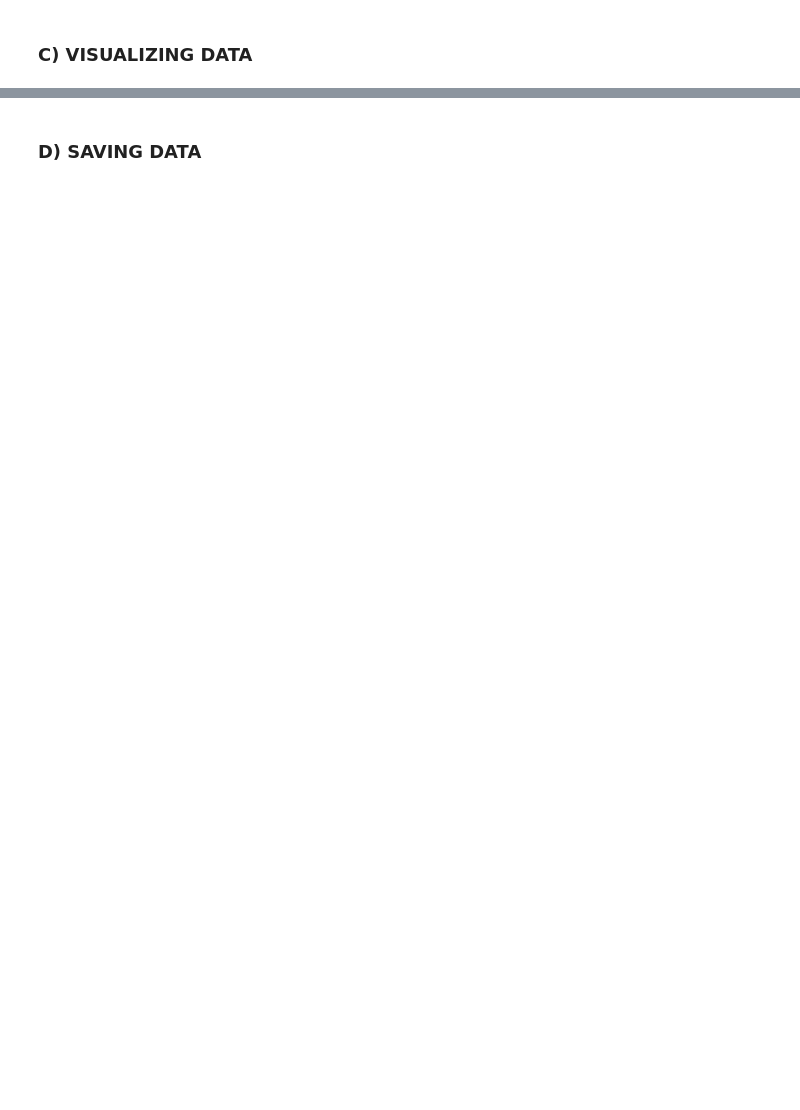
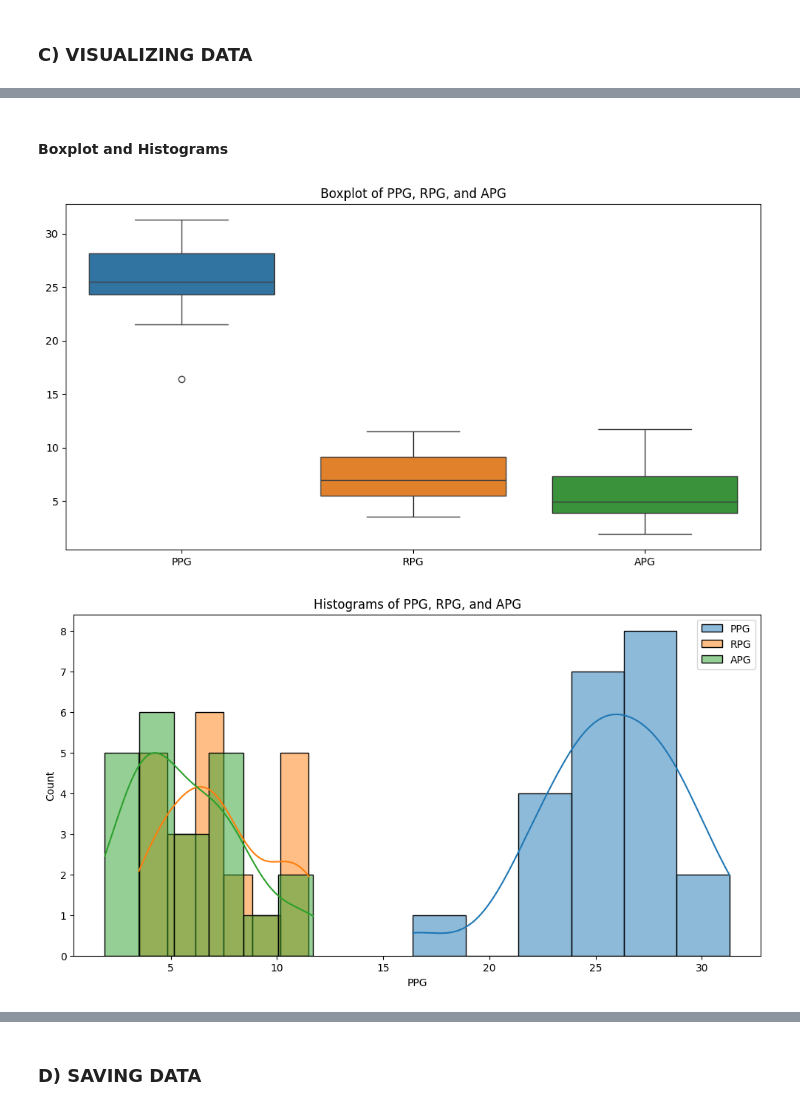
Before and after one commit to tyler-trimble/data_analysis, a Jupyter notebook: Basics_Overview.ipynb, the cells around one changed output, grey strips where cells are left out. Cells and saved outputs as stored; diff of their text form; code cells hidden in the pictures; blank space fills up the shorter version.

Commit message:
Visualization progress

```diff
--- a/Basics_Overview.ipynb
+++ b/Basics_Overview.ipynb
@@ -191,0 +230,19 @@ Outliers:
+# %% [markdown]
+#### Boxplot and Histograms
+# %%
+# Boxplot
+plt.figure(figsize=(12, 6))
+sns.boxplot(data=df[['PPG', 'RPG', 'APG']])
+plt.title('Boxplot of PPG, RPG, and APG')
+plt.show()
+
+# Histograms
+plt.figure(figsize=(12, 6))
+for column in ['PPG', 'RPG', 'APG']:
+    sns.histplot(df[column], kde=True, label=column)
+plt.title('Histograms of PPG, RPG, and APG')
+plt.legend()
+plt.show()
+# %% [output]
+[figure, added]
+[figure, added]
```
Also changed, not shown: parts of 11 cells of this notebook, 1 other file.
